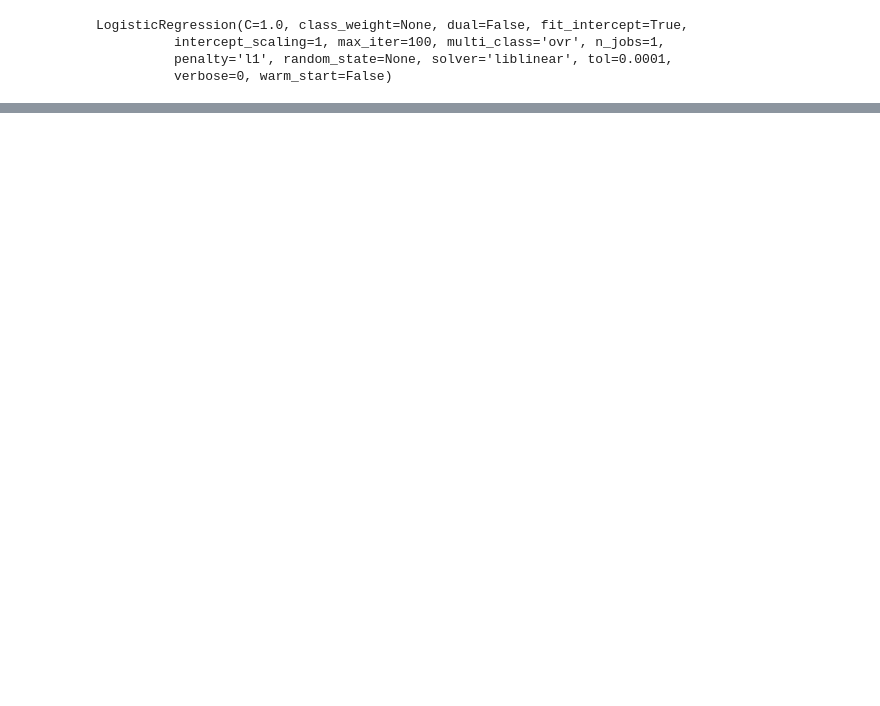
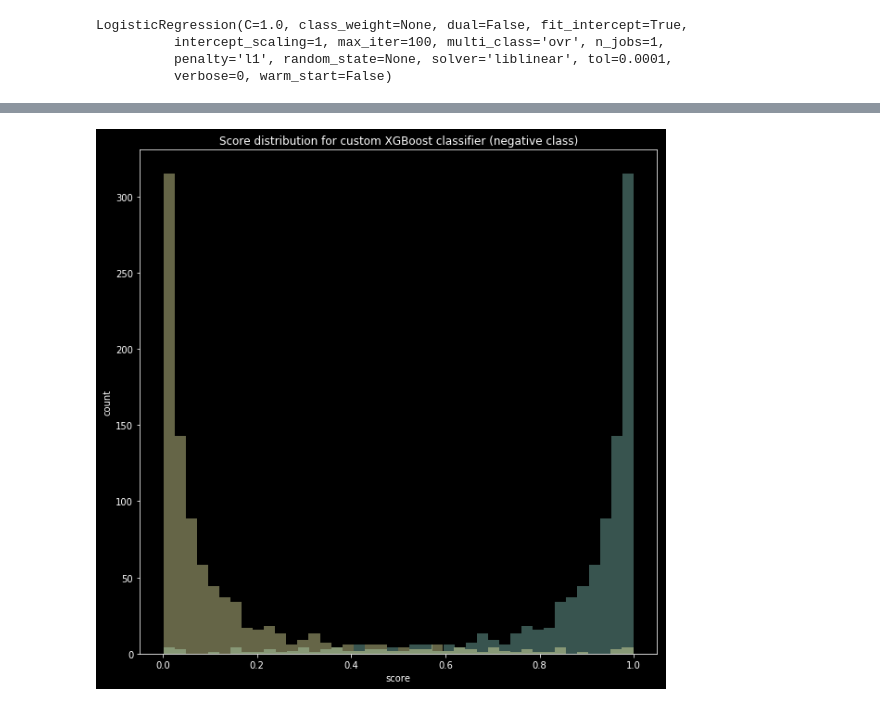
Before and after one commit to dokeeffe87/xgb_pipeline, a Jupyter notebook: custom_xgb_classifier_dev.ipynb, the cells around one changed output, grey strips where cells are left out. Cells and saved outputs as stored; diff of their text form; code cells hidden in the pictures; blank space fills up the shorter version.

```diff
--- a/custom_xgb_classifier_dev.ipynb
+++ b/custom_xgb_classifier_dev.ipynb
@@ -459,0 +520,8 @@ precision_score(y_true=test_y, y_pred=lg_preds)
+# %%
+make_score_distribution(df=df_test,
+                        proba_cols=['xgb_proba_0', 'xgb_proba_1'],
+                        true_col='y_true',
+                        true_label=0,
+                        title='Score distribution for custom XGBoost classifier (negative class)')
+# %% [output]
+[figure, added]
```
Also changed, not shown: parts of 30 cells of this notebook, 2 other files.
